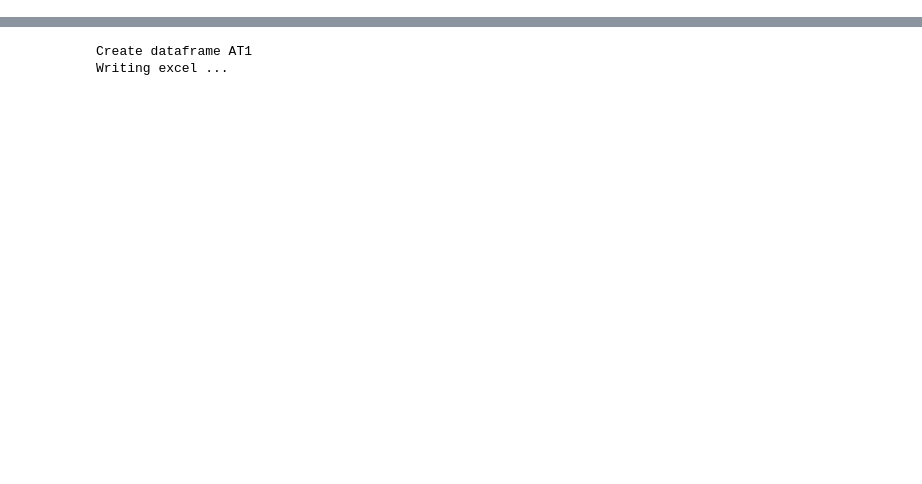
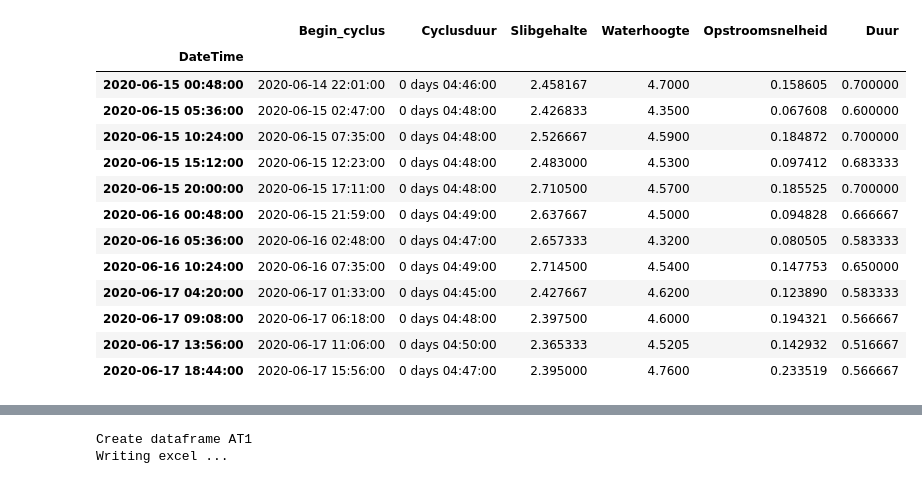
Before and after one commit to HeleenNiele/Watertechnologie, a Jupyter notebook: Ablasserdam_Slibanalyse.ipynb, the cells around one changed output, grey strips where cells are left out. Saved outputs shown, nothing was run; the diff lists cells and outputs as text; code cells hidden in the pictures; blank space fills up the shorter version.

```diff
--- a/Ablasserdam_Slibanalyse.ipynb
+++ b/Ablasserdam_Slibanalyse.ipynb
@@ -143,4 +149,8 @@ df_minutes["Influentdebiet"] = df_minutes["ZAD_FBIF1.MW"]/4
 df_minutes["Opstroomsnelheid"] = df_minutes["Influentdebiet"]/opp
+# %%
+df_minutes.index = pd.to_datetime(df_minutes.index, format = '%d-%m-%Y %H:%M:%S')
+# %%
+df_minutes = df_minutes.sort_index()
 # %%
 # Vindt alle cyclussen: hun totale duur en begin- en eindtijd.
 
@@ -176,3 +211,8 @@ while m_i < len(df_minutes.index):
 for a in range(len(begin_cyclus)-1):
     duur = begin_cyclus[a+1][0] - begin_cyclus[a][0]
     begin_cyclus[a].append(duur)
+# %%
+df_minutes["ZAD_ABL34.SB"] = pd.to_numeric(df_minutes["ZAD_ABL34.SB"])
+# %%
+df_minutes["ZAD_DTAK2.MW"] = pd.to_numeric(df_minutes["ZAD_DTAK2.MW"])
+df_minutes["ZAD_LTAK1.MW"] = pd.to_numeric(df_minutes["ZAD_LTAK1.MW"])
@@ -178,0 +333,17 @@ for a in range(len(begin_cyclus)-1):
+# %%
+df_results.loc["2020-06-15":"2020-06-18"]
+# %% [output]
+|  | Begin_cyclus | Cyclusduur | Slibgehalte | Waterhoogte | Opstroomsnelheid | Duur |
+| DateTime |  |  |  |  |  |  |
+| 2020-06-15 00:48:00 | 2020-06-14 22:01:00 | 0 days 04:46:00 | 2.458167 | 4.7000 | 0.158605 | 0.700000 |
+| 2020-06-15 05:36:00 | 2020-06-15 02:47:00 | 0 days 04:48:00 | 2.426833 | 4.3500 | 0.067608 | 0.600000 |
+| 2020-06-15 10:24:00 | 2020-06-15 07:35:00 | 0 days 04:48:00 | 2.526667 | 4.5900 | 0.184872 | 0.700000 |
+| 2020-06-15 15:12:00 | 2020-06-15 12:23:00 | 0 days 04:48:00 | 2.483000 | 4.5300 | 0.097412 | 0.683333 |
+| 2020-06-15 20:00:00 | 2020-06-15 17:11:00 | 0 days 04:48:00 | 2.710500 | 4.5700 | 0.185525 | 0.700000 |
+| 2020-06-16 00:48:00 | 2020-06-15 21:59:00 | 0 days 04:49:00 | 2.637667 | 4.5000 | 0.094828 | 0.666667 |
+| 2020-06-16 05:36:00 | 2020-06-16 02:48:00 | 0 days 04:47:00 | 2.657333 | 4.3200 | 0.080505 | 0.583333 |
+| 2020-06-16 10:24:00 | 2020-06-16 07:35:00 | 0 days 04:49:00 | 2.714500 | 4.5400 | 0.147753 | 0.650000 |
+| 2020-06-17 04:20:00 | 2020-06-17 01:33:00 | 0 days 04:45:00 | 2.427667 | 4.6200 | 0.123890 | 0.583333 |
+| 2020-06-17 09:08:00 | 2020-06-17 06:18:00 | 0 days 04:48:00 | 2.397500 | 4.6000 | 0.194321 | 0.566667 |
+| 2020-06-17 13:56:00 | 2020-06-17 11:06:00 | 0 days 04:50:00 | 2.365333 | 4.5205 | 0.142932 | 0.516667 |
+| 2020-06-17 18:44:00 | 2020-06-17 15:56:00 | 0 days 04:47:00 | 2.395000 | 4.7600 | 0.233519 | 0.566667 |
```
Also changed, not shown: parts of 51 cells of this notebook, 5 other files.
